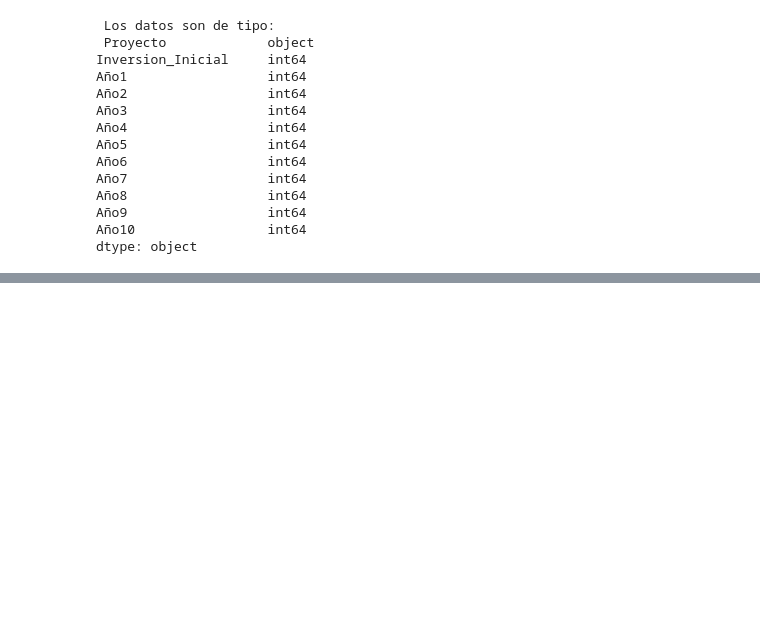
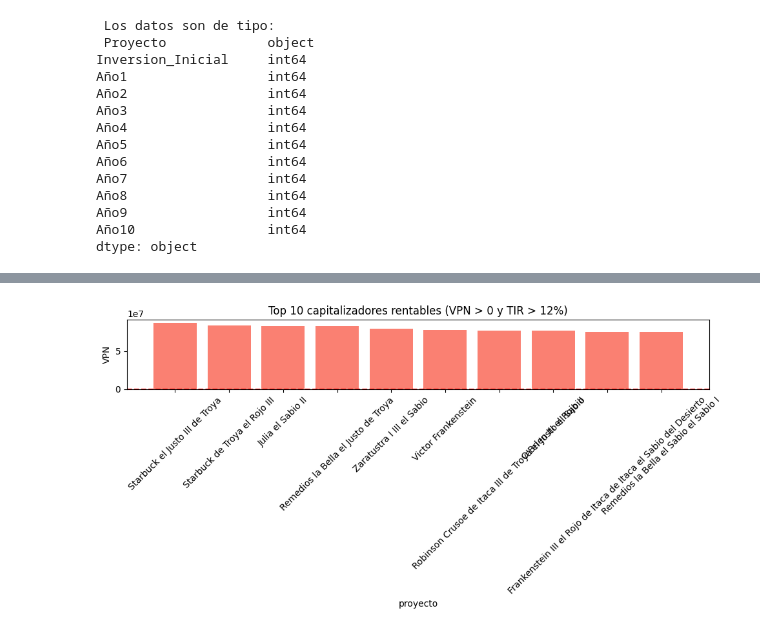
Before and after one commit to JEROFRAN/Curso_de_lenguajes_de_programaci-n, a Jupyter notebook: Examen_institucional_ipyn1.ipynb, the cells around one changed output, grey strips where cells are left out. Saved outputs shown, nothing was run; the diff lists cells and outputs as text; code cells hidden in the pictures; blank space fills up the shorter version.

```diff
--- a/Examen_institucional_ipyn1.ipynb
+++ b/Examen_institucional_ipyn1.ipynb
@@ -72,10 +68,3 @@ df.head(5)
 | 2 | O'Brien | -76882282 | 16243667 | 18070601 | 16252748 | 15511699 | 20448040 | 5658139 | 15070853 | 13582851 | ... |
 | 3 | Big Brother | -41081788 | 7412149 | 14311768 | 16953070 | 5966649 | 8775702 | 24747640 | 22841583 | 19143933 | ... |
 | 4 | Don Quijote | -33315092 | 10398869 | 16991292 | 11839789 | 20617892 | 9090284 | 20860467 | 22012114 | 17840143 | ... |
-# %%
-# Limpiar datos eliminando filas con valores nulos
-df_clean = df.dropna()
-
-# Asegurar que los valores numéricos estén correctamente interpretados
-for col in df_clean.columns[1:]:
-    df_clean[col] = pd.to_numeric(df_clean[col], errors='coerce')
@@ -165,0 +234,19 @@ FloatSlider(value=0.1, description='Tasa (%)', max=0.3, min=0.01, step=0.01)
+# %%
+
+# Filtro de proyectos rentables
+proyectos_rentables = df[(df['VPN'] > 0) & (df['TIR'] > 0.12)]
+
+# solo los 10 con mayor VPN
+proyectos_rentables_top = proyectos_rentables.nlargest(10, 'VPN')
+
+plt.figure(figsize=(10, 5))
+plt.bar(proyectos_rentables_top['Proyecto'], proyectos_rentables_top['VPN'], color='salmon')
+plt.axhline(0, color='red', linestyle='--')
+plt.title('Top 10 capitalizadores rentables (VPN > 0 y TIR > 12%)')
+plt.xlabel('proyecto')
+plt.ylabel('VPN')
+plt.xticks(rotation=45)
+plt.tight_layout()
+plt.show()
+# %% [output]
+[figure, added]
```
Also changed, not shown: parts of 15 cells of this notebook.
